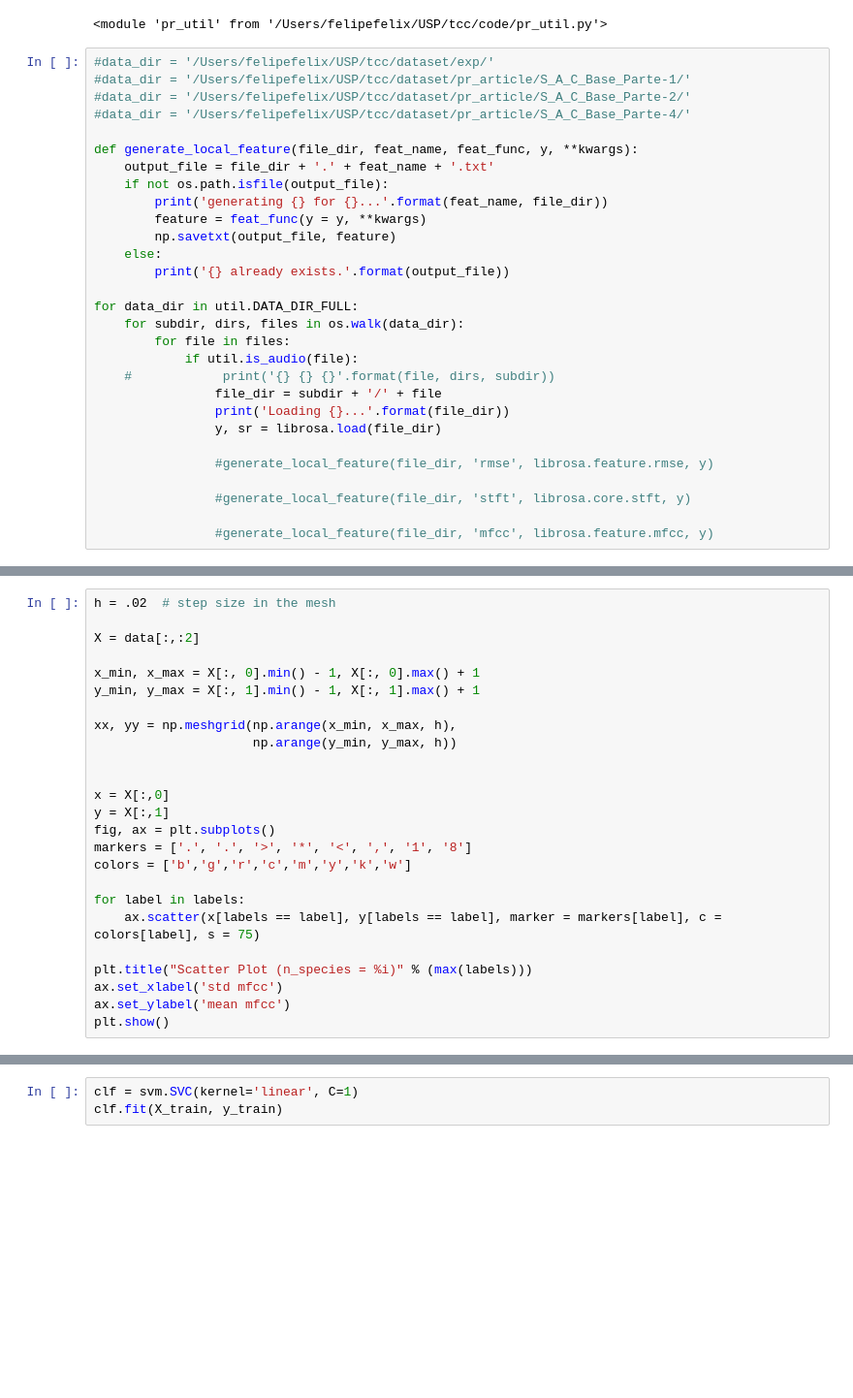
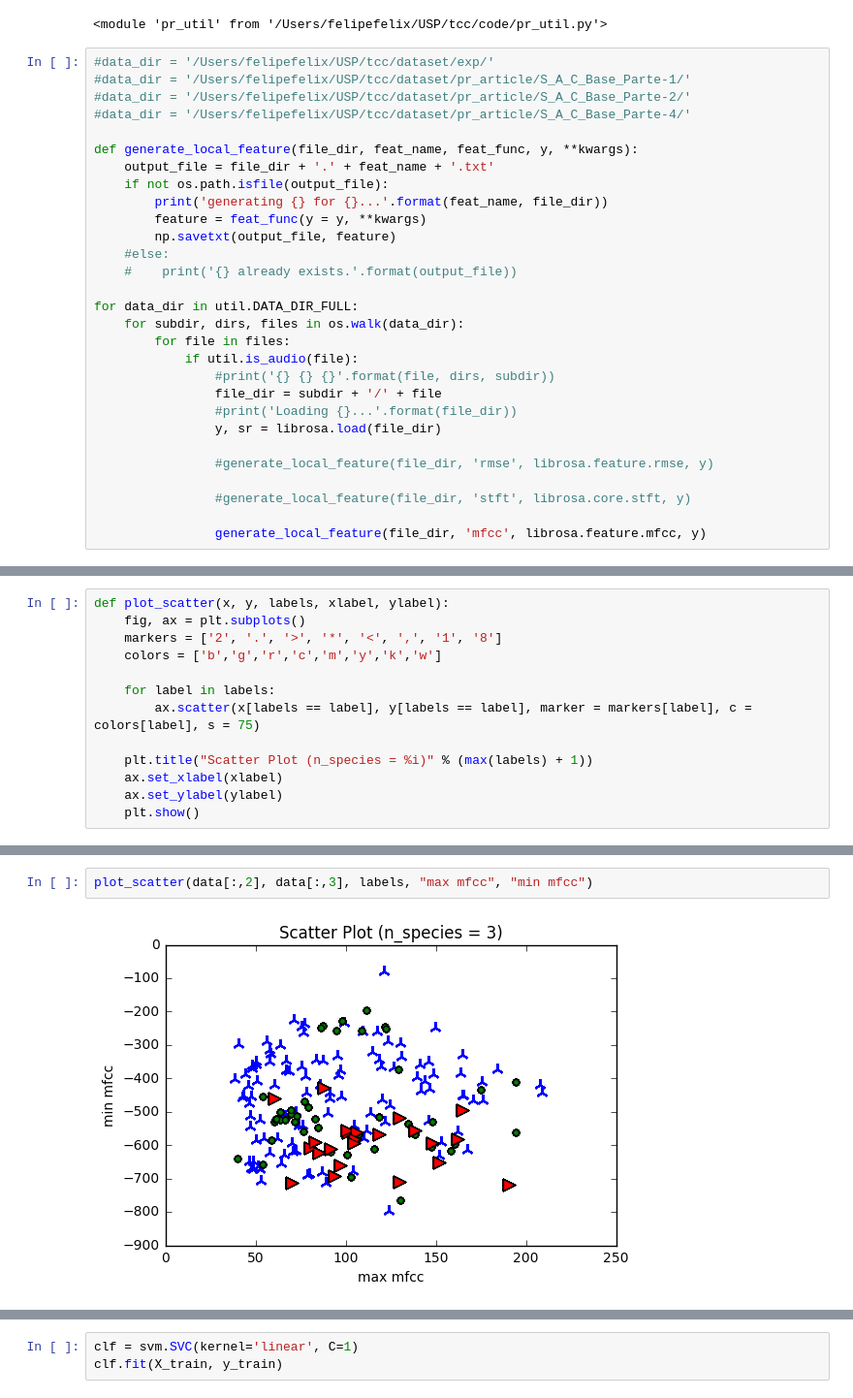
Before and after one commit to fsfelix/tcc, a Jupyter notebook: code/Classification-Prototype.ipynb, the cells around one changed output, grey strips where cells are left out. Shown at 97% size. Drawn from its saved outputs; the diff is of its cells as text; blank space fills up the shorter version.

```diff
--- a/code/Classification-Prototype.ipynb
+++ b/code/Classification-Prototype.ipynb
@@ -30,20 +31,20 @@ def generate_local_feature(file_dir, feat_name, feat_func, y, **kwargs):
         print('generating {} for {}...'.format(feat_name, file_dir))
         feature = feat_func(y = y, **kwargs)
         np.savetxt(output_file, feature)
-    else:
-        print('{} already exists.'.format(output_file))
+    #else:
+    #    print('{} already exists.'.format(output_file))
 
 for data_dir in util.DATA_DIR_FULL:
     for subdir, dirs, files in os.walk(data_dir):
         for file in files:
             if util.is_audio(file):
-    #            print('{} {} {}'.format(file, dirs, subdir))
+                #print('{} {} {}'.format(file, dirs, subdir))
                 file_dir = subdir + '/' + file
-                print('Loading {}...'.format(file_dir))
+                #print('Loading {}...'.format(file_dir))
                 y, sr = librosa.load(file_dir)
 
                 #generate_local_feature(file_dir, 'rmse', librosa.feature.rmse, y)
 
                 #generate_local_feature(file_dir, 'stft', librosa.core.stft, y)
 
-                #generate_local_feature(file_dir, 'mfcc', librosa.feature.mfcc, y)
+                generate_local_feature(file_dir, 'mfcc', librosa.feature.mfcc, y)
@@ -190,25 +127,13 @@ print(generate_global_features(n_global_feat, feat_name, data_dirs, song_or_call
 # %%
-h = .02  # step size in the mesh
+def plot_scatter(x, y, labels, xlabel, ylabel):
+    fig, ax = plt.subplots()
+    markers = ['2', '.', '>', '*', '<', ',', '1', '8']
+    colors = ['b','g','r','c','m','y','k','w']
 
-X = data[:,:2]
+    for label in labels:
+        ax.scatter(x[labels == label], y[labels == label], marker = markers[label], c = colors[label], s = 75)
 
-x_min, x_max = X[:, 0].min() - 1, X[:, 0].max() + 1
-y_min, y_max = X[:, 1].min() - 1, X[:, 1].max() + 1
-
-xx, yy = np.meshgrid(np.arange(x_min, x_max, h),
-                     np.arange(y_min, y_max, h))
-
-
-x = X[:,0]
-y = X[:,1]
-fig, ax = plt.subplots()
-markers = ['.', '.', '>', '*', '<', ',', '1', '8']
-colors = ['b','g','r','c','m','y','k','w']
-
-for label in labels:
-    ax.scatter(x[labels == label], y[labels == label], marker = markers[label], c = colors[label], s = 75)
-
-plt.title("Scatter Plot (n_species = %i)" % (max(labels)))
-ax.set_xlabel('std mfcc')
-ax.set_ylabel('mean mfcc')
-plt.show()
+    plt.title("Scatter Plot (n_species = %i)" % (max(labels) + 1))
+    ax.set_xlabel(xlabel)
+    ax.set_ylabel(ylabel)
+    plt.show()
@@ -243 +144,5 @@ plt.show()
+# %%
+plot_scatter(data[:,2], data[:,3], labels, "max mfcc", "min mfcc")
+# %% [output]
+[figure, added]
 # %%
```
Also changed, not shown: parts of 15 cells of this notebook, 2 other files.
